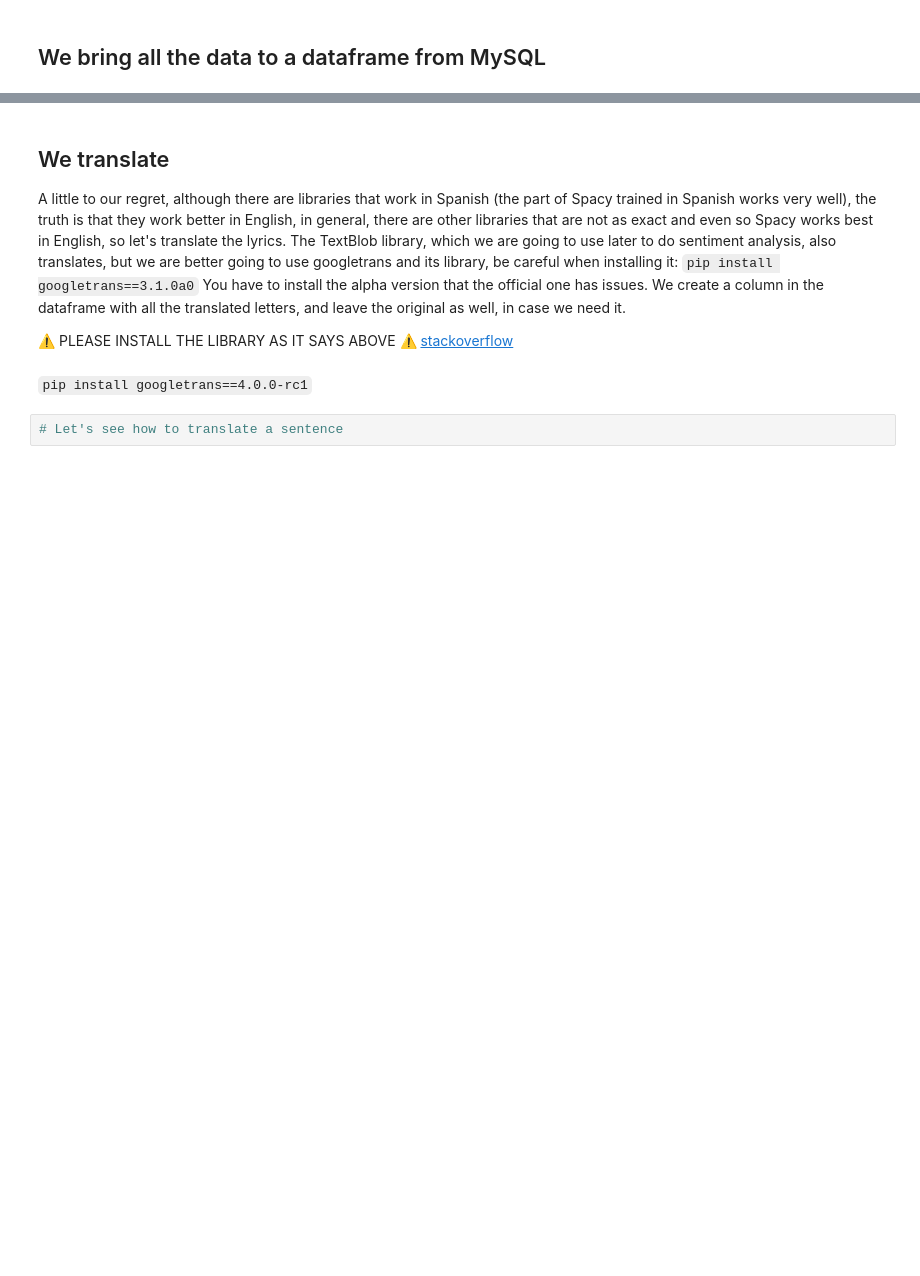
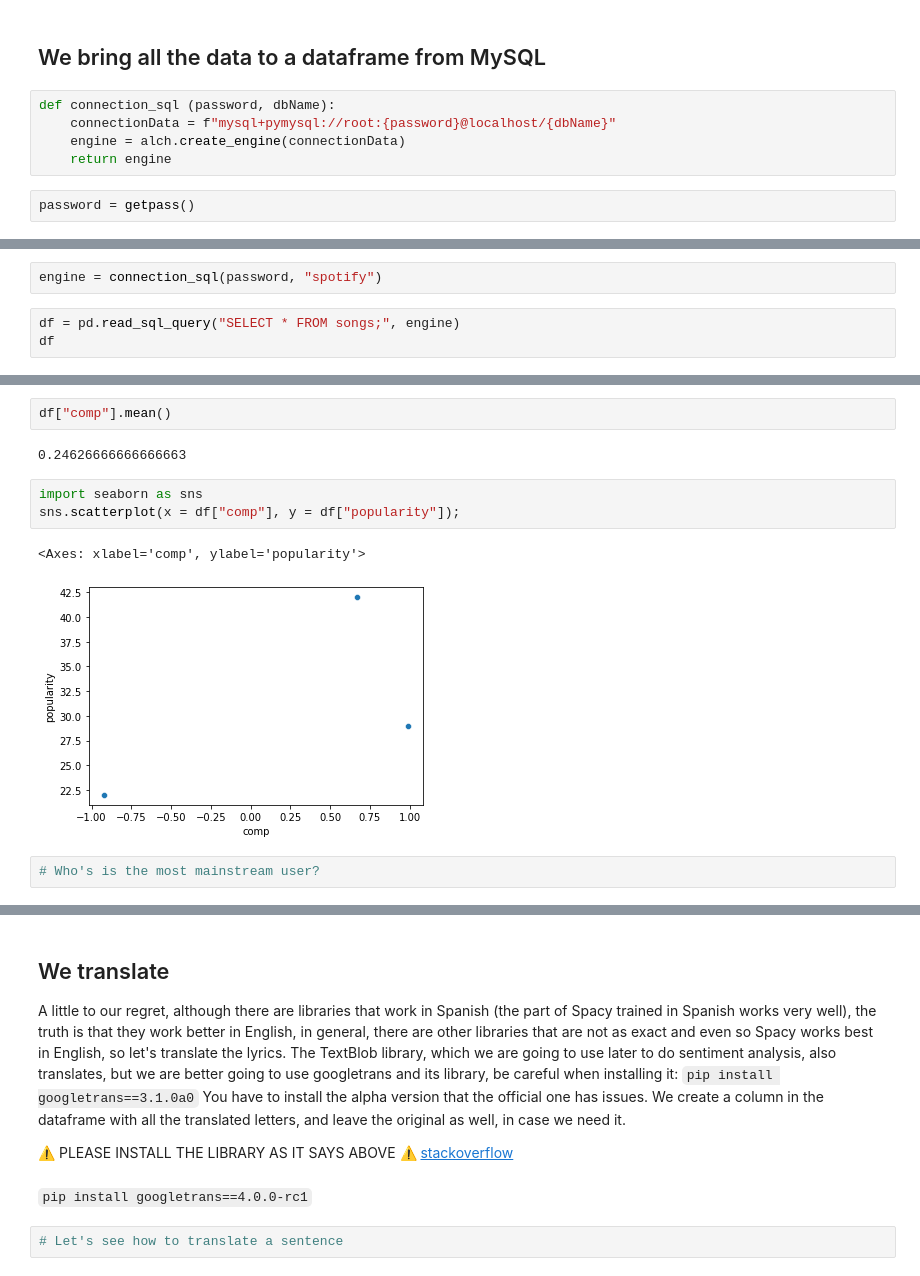
Before and after one commit to Ironhack-data-bcn-april-2023/lectures, a Jupyter notebook: week-6/04 - ETL & NLP/ETL IV - Enriching the data.ipynb, the cells around one changed output, grey strips where cells are left out. Saved outputs shown, nothing was run; the diff lists cells and outputs as text; blank space fills up the shorter version.

```diff
--- a/week-6/04 - ETL & NLP/ETL IV - Enriching the data.ipynb
+++ b/week-6/04 - ETL & NLP/ETL IV - Enriching the data.ipynb
@@ -72,2 +74,9 @@ import matplotlib.pyplot as plt
 # %% [markdown]
 ## We bring all the data to a dataframe from MySQL
+# %%
+def connection_sql (password, dbName):
+    connectionData = f"mysql+pymysql://root:{password}@localhost/{dbName}"
+    engine = alch.create_engine(connectionData)
+    return engine
+# %%
+password = getpass()
@@ -73,0 +85,5 @@ import matplotlib.pyplot as plt
+# %%
+engine = connection_sql(password, "spotify")
+# %%
+df = pd.read_sql_query("SELECT * FROM songs;", engine)
+df
@@ -73,0 +107,12 @@ import matplotlib.pyplot as plt
+# %%
+df["comp"].mean()
+# %% [output]
+0.24626666666666663
+# %%
+import seaborn as sns
+sns.scatterplot(x = df["comp"], y = df["popularity"]);
+# %% [output]
+<Axes: xlabel='comp', ylabel='popularity'>
+[figure, added]
+# %%
+# Who's is the most mainstream user?
```
Also changed, not shown: parts of 16 cells of this notebook, 7 other files.
